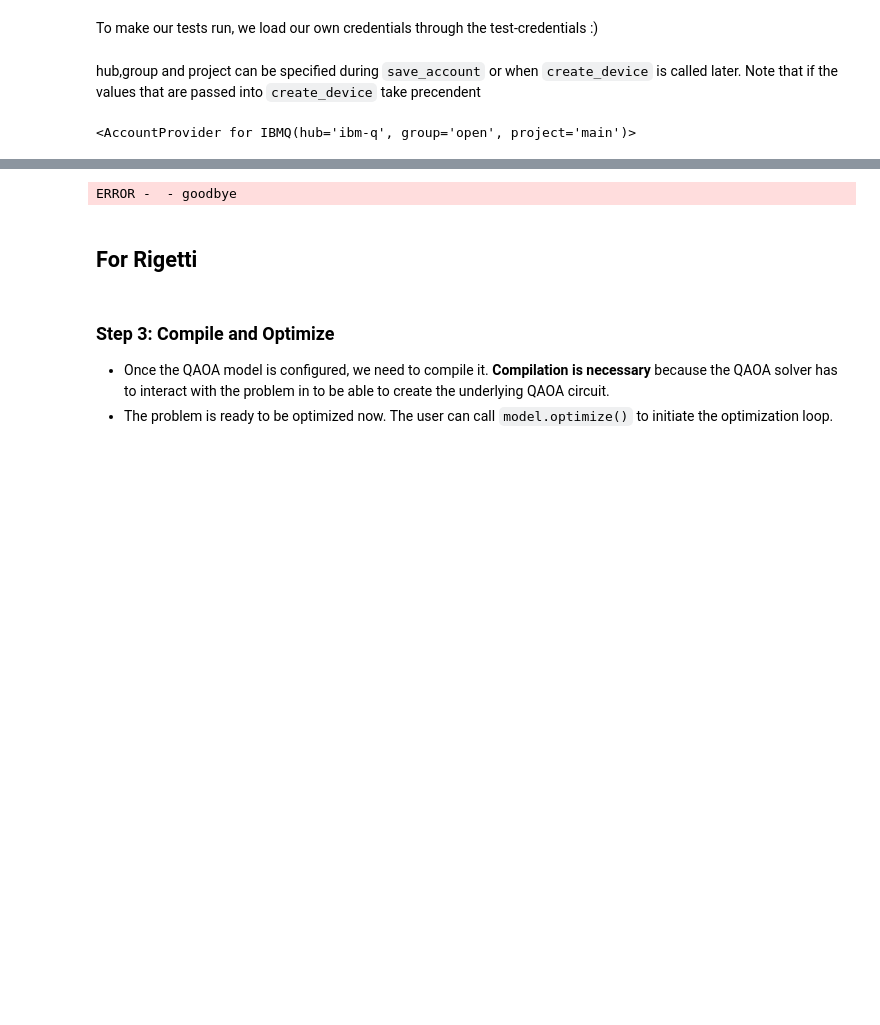
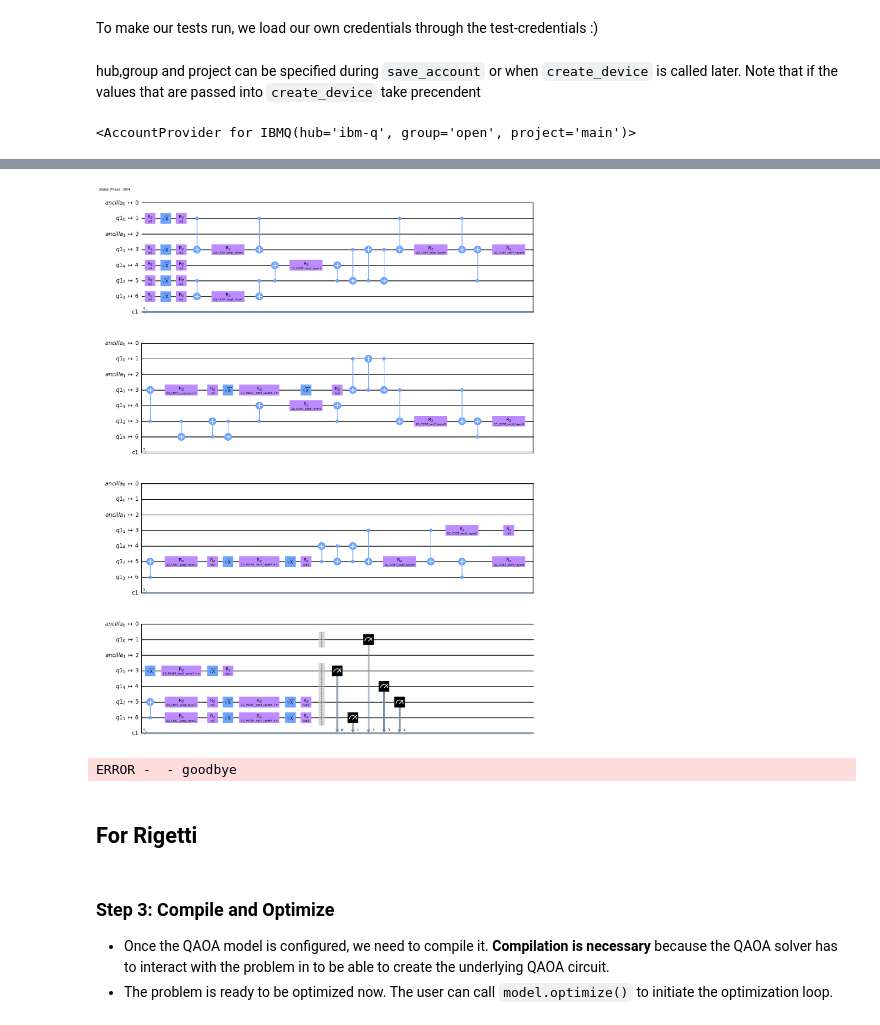
Before and after one commit to entropicalabs/openqaoa, a Jupyter notebook: examples/03_qaoa_on_qpus.ipynb, the cells around one changed output, grey strips where cells are left out. Cells and saved outputs as stored; diff of their text form; code cells hidden in the pictures; blank space fills up the shorter version.

```diff
--- a/examples/03_qaoa_on_qpus.ipynb
+++ b/examples/03_qaoa_on_qpus.ipynb
@@ -151,3 +174,9 @@ q_qiskit.backend.parametric_circuit.draw('mpl')
+# %%
+from qiskit import transpile
+transpiled_qiskit_circuit = transpile(q_qiskit_unrouted.backend.parametric_circuit, qiskit_cloud.backend_device, optimization_level=3)
+transpiled_qiskit_circuit.draw('mpl')
+# %% [output]
+[figure, added]
 # %%
 q_qiskit.optimize()
 # %% [output]
```
Also changed, not shown: parts of 10 cells of this notebook, 4 other files.
